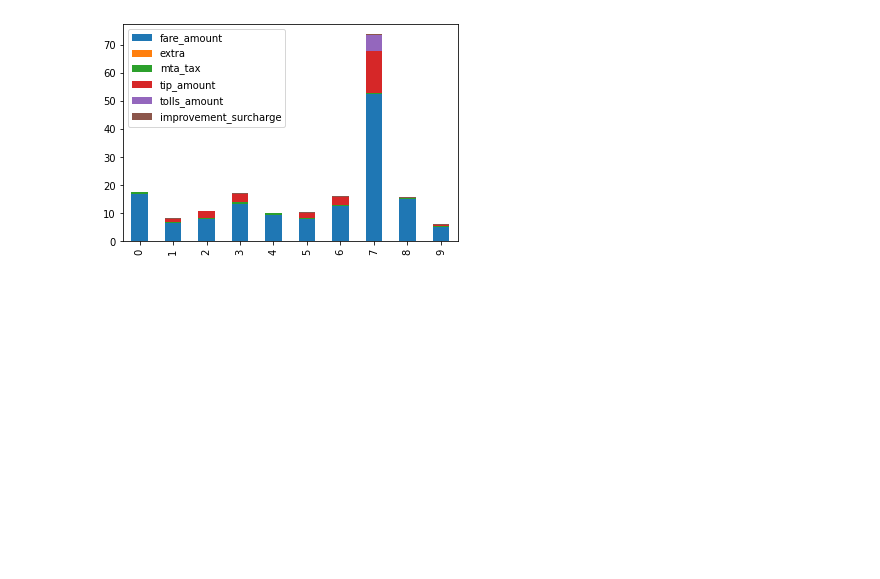
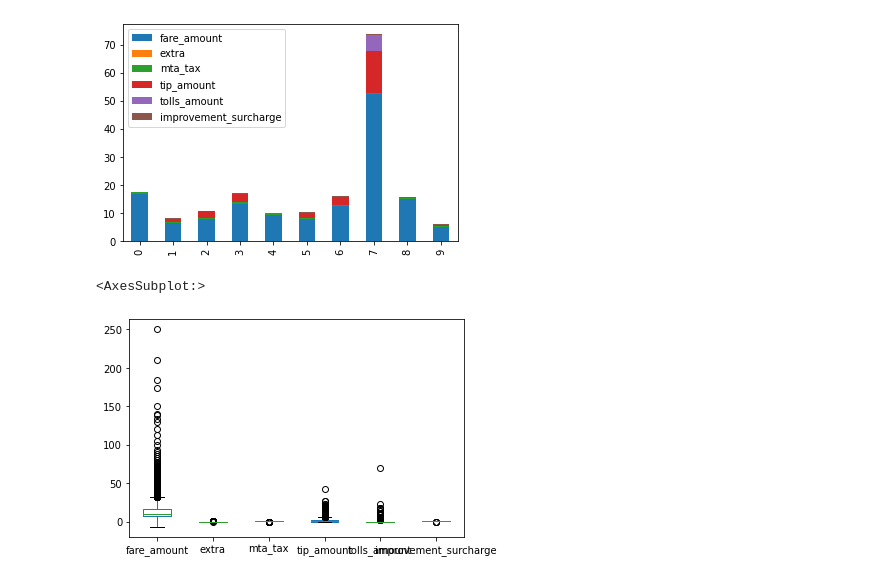
Before and after one commit to ramlaxman/cisco-2020-oct-14-plotting, a Jupyter notebook: Cisco 2020 October 14 — Pandas plotting.ipynb, the cells around one changed output. Cells and saved outputs as stored; diff of their text form; code cells hidden in the pictures; blank space fills up the shorter version.

```diff
--- a/Cisco 2020 October 14 — Pandas plotting.ipynb
+++ b/Cisco 2020 October 14 — Pandas plotting.ipynb
@@ -267,3 +267,8 @@ df[['fare_amount','extra', 'mta_tax', 'tip_amount','tolls_amount','improvement_s
 # %% [output]
 <AxesSubplot:>
 [figure]
+# %%
+df[['fare_amount','extra', 'mta_tax', 'tip_amount','tolls_amount','improvement_surcharge']].plot.box()
+# %% [output]
+<AxesSubplot:>
+[figure, added]
```
Also changed, not shown: parts of 1 cell of this notebook.
